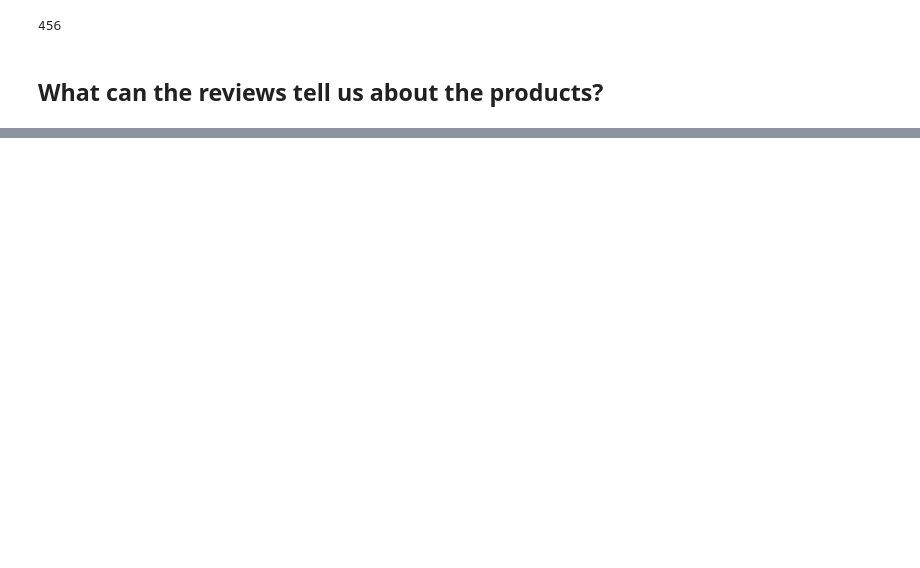
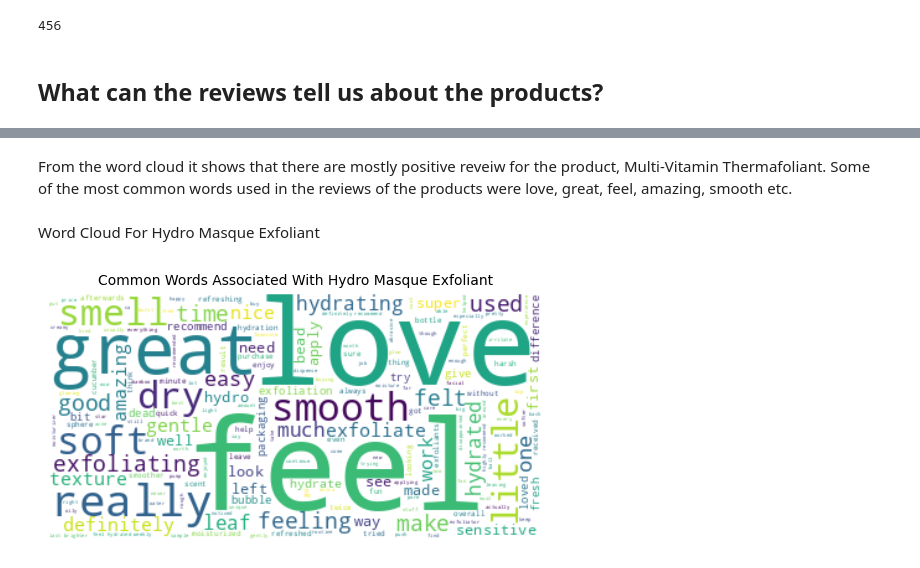
Before and after one commit to Valerie-Osawe/Stutern, a Jupyter notebook: Assignment_9.ipynb, the cells around one changed output, grey strips where cells are left out. Drawn from its saved outputs; the diff is of its cells as text; code cells hidden in the pictures; blank space fills up the shorter version.

```diff
--- a/Assignment_9.ipynb
+++ b/Assignment_9.ipynb
@@ -178,0 +202,19 @@ From the bar plot above it can be seen that the reveiws of each products were ma
+# %% [markdown]
+From the word cloud it shows that there are mostly positive reveiw for the product, Multi-Vitamin Thermafoliant. Some of the most common words used in the reviews of the products were love, great, feel, amazing, smooth etc.
+# %% [markdown]
+Word Cloud For Hydro Masque Exfoliant
+# %%
+# define the product
+product2_df = skin_review.query("Product == 'Hydro Masque Exfoliant'")
+reviews = ' '.join([string for string in product2_df.lemmatized_text])
+
+# Create and generate a word cloud image
+my_cloud = WordCloud(background_color='white', stopwords=my_stopwords).generate(reviews)
+
+# Display the generated wordcloud image
+plt.imshow(my_cloud, interpolation='bilinear')
+plt.axis("off")
+plt.title('Common Words Associated With Hydro Masque Exfoliant', fontsize=10)
+plt.show()
+# %% [output]
+[figure, added]
```
Also changed, not shown: parts of 33 cells of this notebook.
